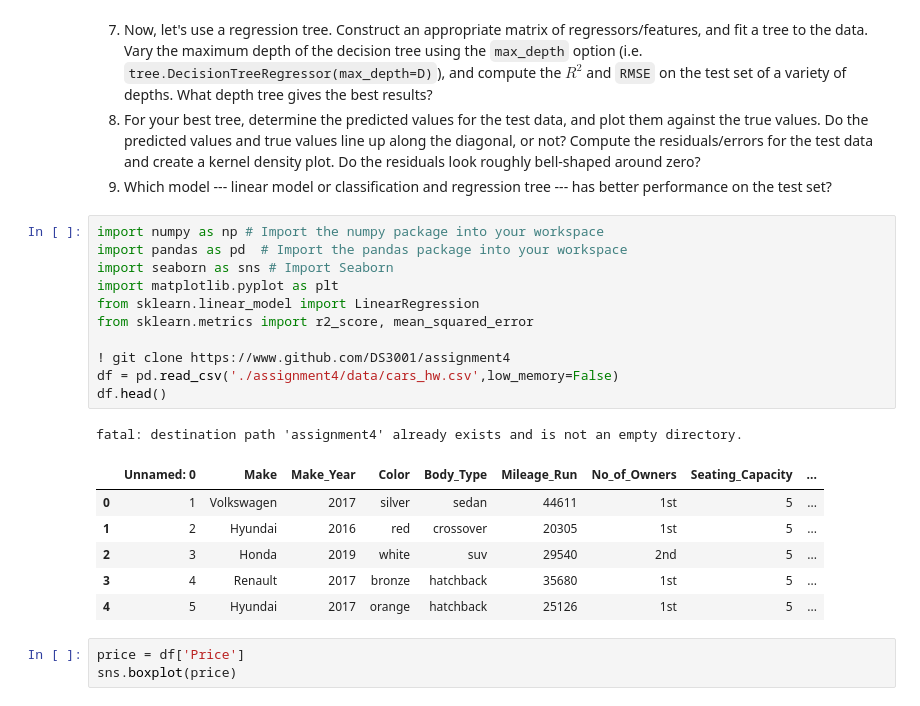
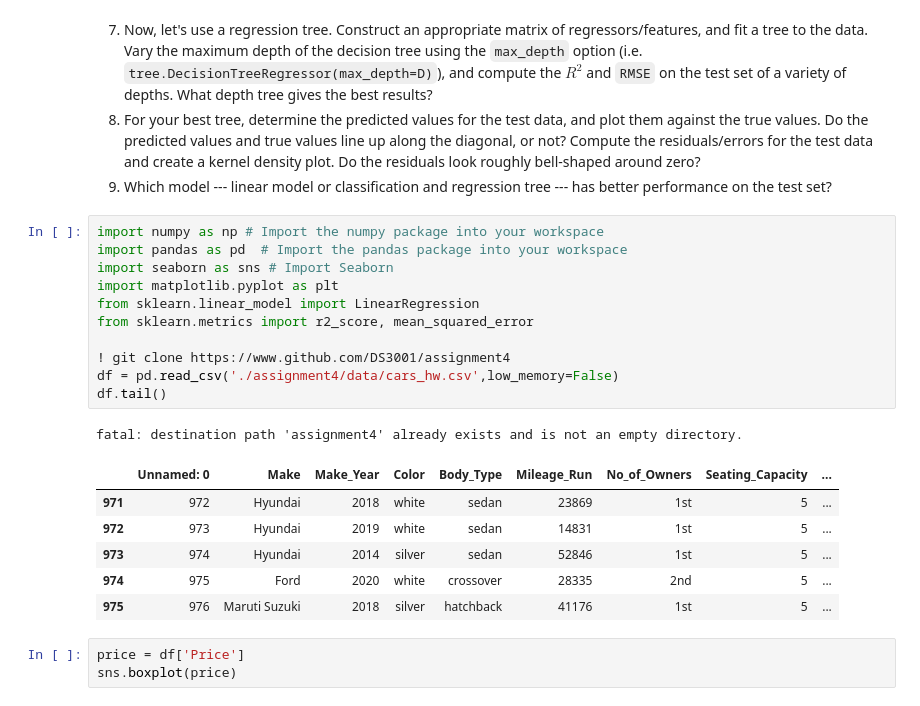
Before and after one commit to racheljhuh/assignment4, a Jupyter notebook: assignment4.ipynb, the cells around one changed output. Cells and saved outputs as stored; diff of their text form.

```diff
--- a/assignment4.ipynb
+++ b/assignment4.ipynb
@@ -27,22 +27,22 @@
 # %%
 import numpy as np # Import the numpy package into your workspace
 import pandas as pd  # Import the pandas package into your workspace
 import seaborn as sns # Import Seaborn
 import matplotlib.pyplot as plt
 from sklearn.linear_model import LinearRegression
 from sklearn.metrics import r2_score, mean_squared_error
 
 ! git clone https://www.github.com/DS3001/assignment4
 df = pd.read_csv('./assignment4/data/cars_hw.csv',low_memory=False)
-df.head()
+df.tail()
 # %% [output]
 fatal: destination path 'assignment4' already exists and is not an empty directory.
 |  | Unnamed: 0 | Make | Make_Year | Color | Body_Type | Mileage_Run | No_of_Owners | Seating_Capacity | ... |
-| 0 | 1 | Volkswagen | 2017 | silver | sedan | 44611 | 1st | 5 | ... |
-| 1 | 2 | Hyundai | 2016 | red | crossover | 20305 | 1st | 5 | ... |
-| 2 | 3 | Honda | 2019 | white | suv | 29540 | 2nd | 5 | ... |
-| 3 | 4 | Renault | 2017 | bronze | hatchback | 35680 | 1st | 5 | ... |
-| 4 | 5 | Hyundai | 2017 | orange | hatchback | 25126 | 1st | 5 | ... |
+| 971 | 972 | Hyundai | 2018 | white | sedan | 23869 | 1st | 5 | ... |
+| 972 | 973 | Hyundai | 2019 | white | sedan | 14831 | 1st | 5 | ... |
+| 973 | 974 | Hyundai | 2014 | silver | sedan | 52846 | 1st | 5 | ... |
+| 974 | 975 | Ford | 2020 | white | crossover | 28335 | 2nd | 5 | ... |
+| 975 | 976 | Maruti Suzuki | 2018 | silver | hatchback | 41176 | 1st | 5 | ... |
 # %%
 price = df['Price']
 sns.boxplot(price)
```
Also changed, not shown: parts of 6 cells of this notebook.
